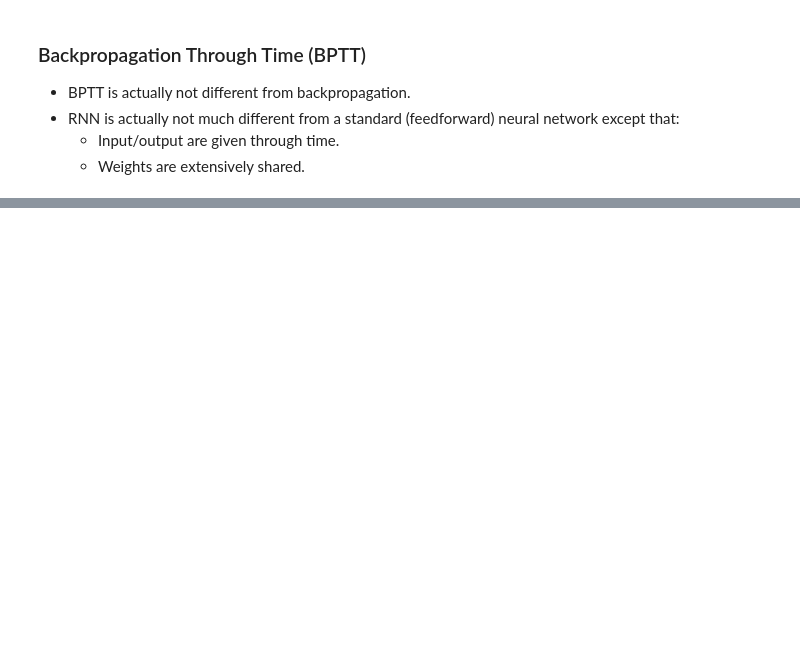
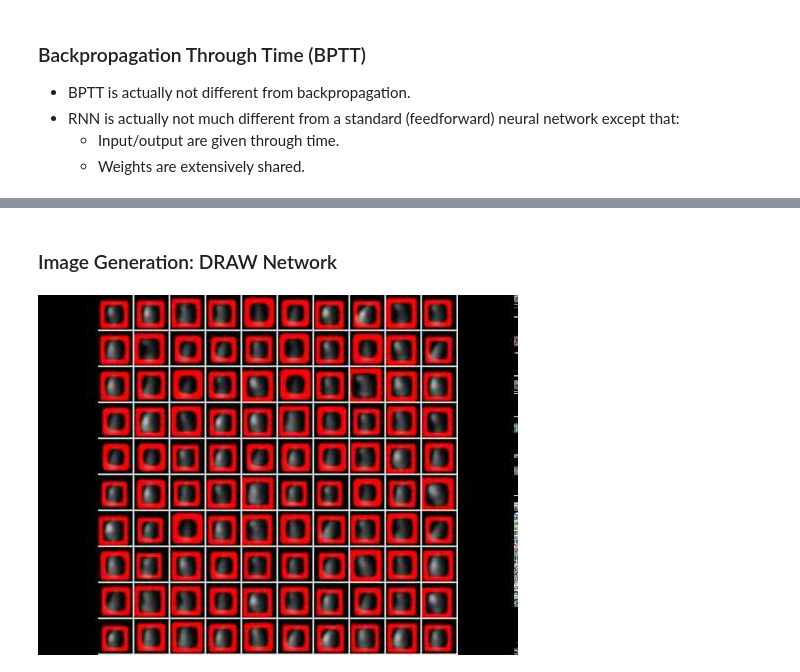
Before and after one commit to thejakeyboy/umich-eecs545-lectures, a Jupyter notebook: neural_network2/neural_networks2.ipynb, the cells around one changed output, grey strips where cells are left out. Saved outputs shown, nothing was run; the diff lists cells and outputs as text; code cells hidden in the pictures; blank space fills up the shorter version.

```diff
--- a/neural_network2/neural_networks2.ipynb
+++ b/neural_network2/neural_networks2.ipynb
@@ -171,0 +255,6 @@ resize("images/simple_rnn_back_w", 60)
+# %% [markdown]
+### Image Generation: DRAW Network
+# %%
+YouTubeVideo("Zt-7MI9eKEo", width=800, height=600)
+# %% [output]
+[figure, added]
```
Also changed, not shown: parts of 68 cells of this notebook, 36 other files.
